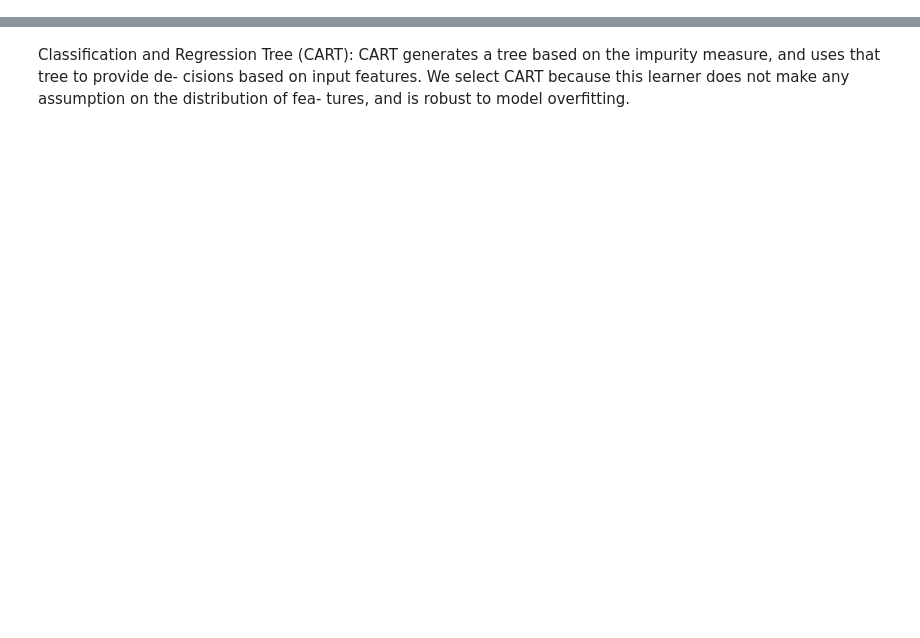
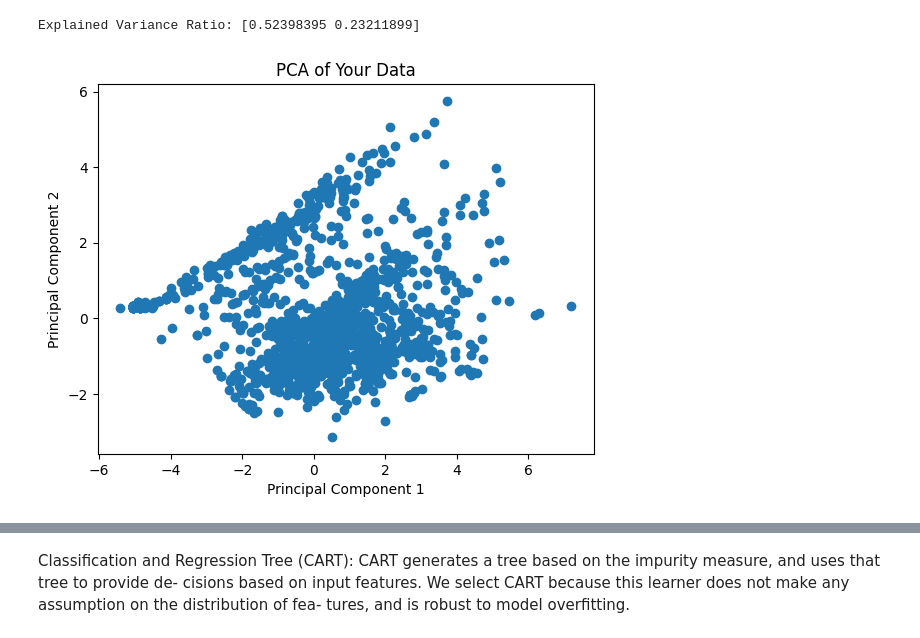
Before and after one commit to GoodNightIsabel/Replication, a Jupyter notebook: RQ3_.ipynb, the cells around one changed output, grey strips where cells are left out. Saved outputs shown, nothing was run; the diff lists cells and outputs as text; code cells hidden in the pictures; blank space fills up the shorter version.

```diff
--- a/RQ3_.ipynb
+++ b/RQ3_.ipynb
@@ -28,0 +54,7 @@ Data1
+# %%
+# Define the list of columns to exclude
+columns_to_exclude = ['org', 'file_']
+
+# Read the CSV file while excluding the specified colum
+Data2 = pd.read_csv('IST_OST.csv', usecols=lambda column: column not in columns_to_exclude)
+Data2
@@ -29,5 +96,7 @@ Data1
 # %%
  #log transformation on the extracted counts for each source code property
 log_transformed_Data1 = np.log1p(Data1)
+log_transformed_Data2 = np.log1p(Data2)
+log_transformed_Data3 = np.log1p(Data3)
 # %%
 # Creating the PCA
@@ -50,0 +124,25 @@ plt.show()
+# %%
+#PCA with Data2
+# Creating the PCA
+pca = PCA(n_components=2)
+
+# Fit the PCA model to your data
+pca.fit(log_transformed_Data2)
+
+# Accessing the explained variance ratio
+explained_variance = pca.explained_variance_ratio_
+print("Explained Variance Ratio:", explained_variance)
+
+# Transform data into the principal component space
+pca_data = pca.transform(log_transformed_Data2)
+
+#vizualization of the data
+# Scatter plot of the first two principal components
+plt.scatter(pca_data[:, 0], pca_data[:, 1])
+plt.xlabel("Principal Component 1")
+plt.ylabel("Principal Component 2")
+plt.title("PCA of Your Data")
+plt.show()
+# %% [output]
+Explained Variance Ratio: [0.52398395 0.23211899]
+[figure, added]
```
Also changed, not shown: parts of 17 cells of this notebook.
